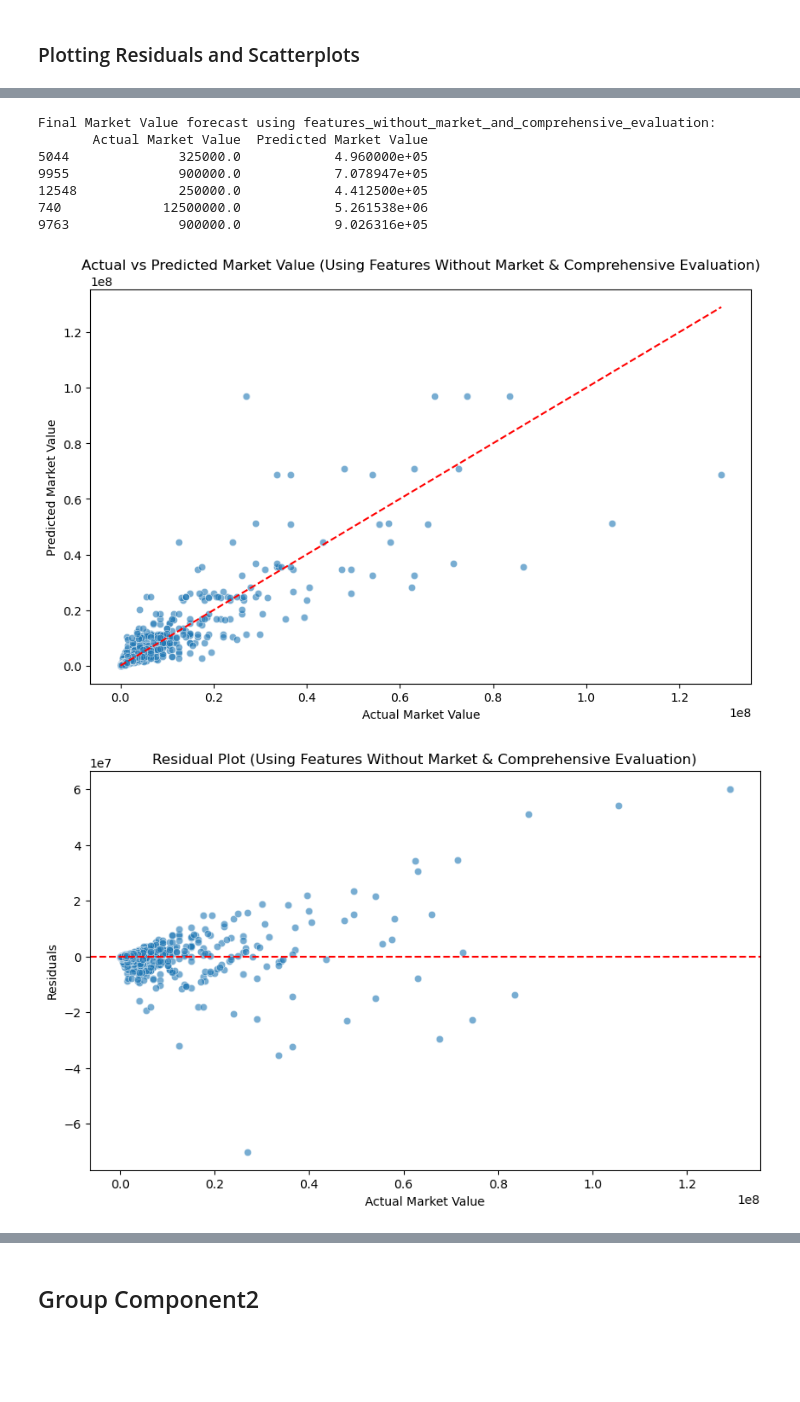
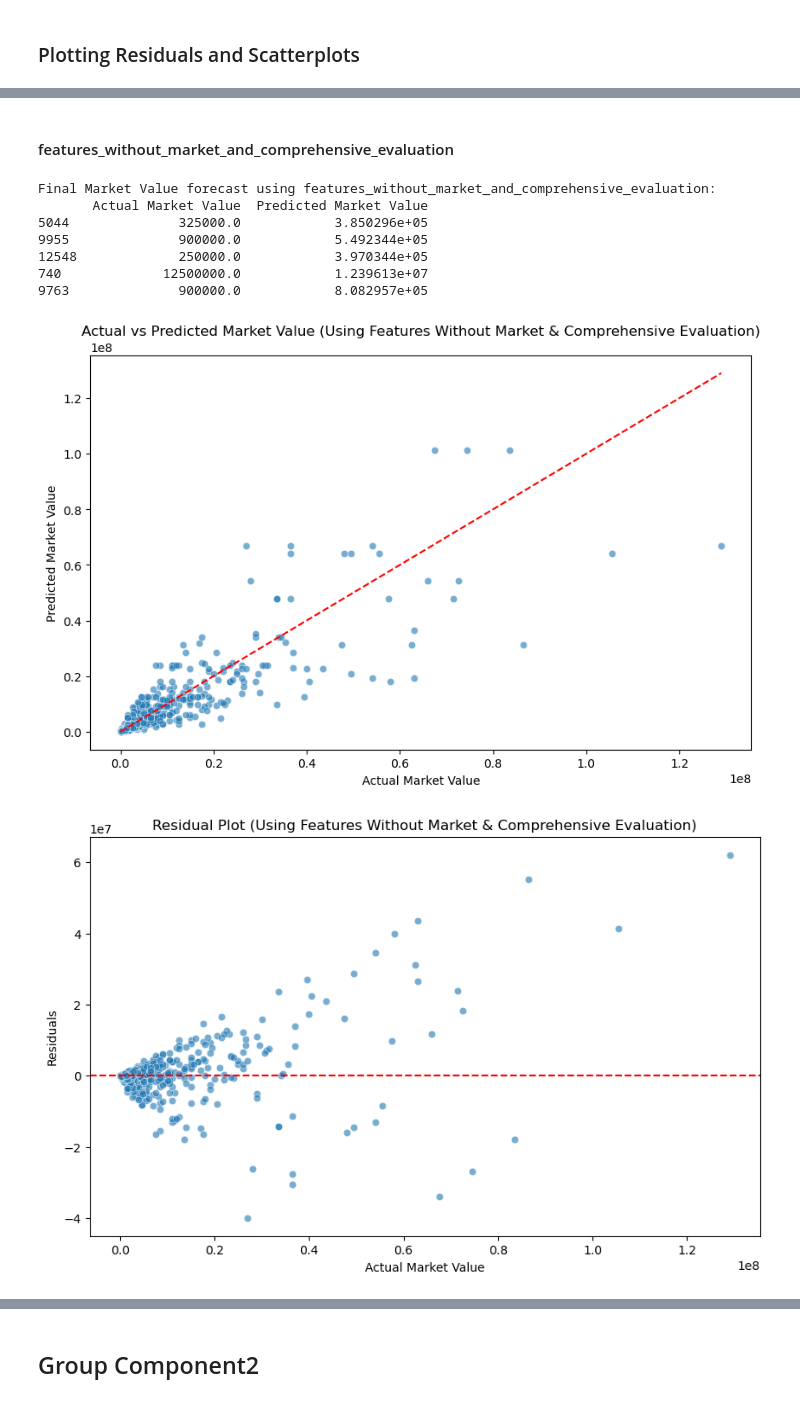
Before and after one commit to ThisFat/5310assignment2, a Jupyter notebook: Group1_Activity9_A2_Code.ipynb, the cells around one changed output, grey strips where cells are left out. Drawn from its saved outputs; the diff is of its cells as text; code cells hidden in the pictures; blank space fills up the shorter version.

```diff
--- a/Group1_Activity9_A2_Code.ipynb
+++ b/Group1_Activity9_A2_Code.ipynb
@@ -53,7 +53,7 @@ pd.set_option('display.max_columns', None)
 
 df = pd.read_csv('Group1_Activity9_FinalCleanData.csv')
 
-labels_logged = np.expm1(df['MarketValue'])
+labels_logged = df['MarketValue']
 
 features = df.drop(columns=['MarketValue'])
 
@@ -334,7 +334,7 @@ grid_search_wo_market = GridSearchCV(
     estimator=DecisionTreeRegressor(random_state=42),
     param_grid=param_grid,
     cv=5,
-    scoring= 'neg_mean_squared_error',
+    scoring= 'r2',
     n_jobs=-1
 )
 
@@ -345,9 +345,9 @@ print("Optimal parameters found:", grid_search_wo_market.best_params_)
 best_dt_regressor_wo_market = grid_search_wo_market.best_estimator_
 
 validation_predictions_best_wo_best_logged = best_dt_regressor_wo_market.predict(validation_feature_without_market_and_comprehensive_evaluation)
-validation_predictions_best_wo_best = np.log1p(validation_predictions_best_wo_best_logged)
 
-validation_labels_without_market_and_comprehensive_evaluation = np.log1p(validation_labels_without_market_and_comprehensive_evaluation_logged)
+validation_predictions_best_wo_best = np.expm1(validation_predictions_best_wo_best_logged)
+validation_labels_without_market_and_comprehensive_evaluation = np.expm1(validation_labels_without_market_and_comprehensive_evaluation_logged)
 
 mse_best_wo_market = root_mean_squared_error(validation_labels_without_market_and_comprehensive_evaluation,validation_predictions_best_wo_best)
 r2_best_wo_market = r2_score(validation_labels_without_market_and_comprehensive_evaluation,validation_predictions_best_wo_best)
@@ -367,8 +367,8 @@ Median Absolute Error of the Validation Set after Tuning: 0.26381406602567914
 # %%
 param_grid_update_1 = {
-    'max_depth': [None, 5, 10, 15, 20, 25, 30, 35],
-    'min_samples_split': [2, 5, 10],
-    'min_samples_leaf': [1, 2, 4, 8, 12, 16, 20],
+    'max_depth': [None, 5, 10, 15, 20, 25, 30],
+    'min_samples_split': [2, 3, 5, 7, 10],
+    'min_samples_leaf': [2, 4, 6, 8, 10],
     'ccp_alpha': [0.0, 0.01, 0.1, 0.2]
 }
 
@@ -376,21 +376,20 @@ grid_search_wo_market_update1 = GridSearchCV(
     estimator=DecisionTreeRegressor(random_state=42),
     param_grid=param_grid_update_1,
     cv=5,
-    scoring='neg_mean_squared_error',
+    scoring='r2',
     n_jobs=-1
 )
 
 grid_search_wo_market_update1.fit(train_feature_without_market_and_comprehensive_evaluation, train_labels_without_market_and_comprehensive_evaluation_logged)
 
 print("Optimal parameters found:", grid_search_wo_market_update1.best_params_)
-print("Optimal score found:", grid_search_wo_market_update1.best_score_)
 
 best_dt_regressor_wo_market_update = grid_search_wo_market_update1.best_estimator_
 
 validation_predictions_best_wo_best_logged_update = best_dt_regressor_wo_market_update.predict(validation_feature_without_market_and_comprehensive_evaluation)
-validation_predictions_best_wo_best_update = np.log1p(validation_predictions_best_wo_best_logged_update)
 
-validation_labels_without_market_and_comprehensive_evaluation = np.log1p(validation_labels_without_market_and_comprehensive_evaluation_logged)
+validation_predictions_best_wo_best_update = np.expm1(validation_predictions_best_wo_best_logged_update)
+validation_labels_without_market_and_comprehensive_evaluation = np.expm1(validation_labels_without_market_and_comprehensive_evaluation_logged)
 
 mse_best_wo_market_update = root_mean_squared_error(validation_labels_without_market_and_comprehensive_evaluation,validation_predictions_best_wo_best_update)
 r2_best_wo_market_update = r2_score(validation_labels_without_market_and_comprehensive_evaluation,validation_predictions_best_wo_best_update)
@@ -506,9 +525,13 @@ plt.show()
+# %% [markdown]
+#### features_without_market_and_comprehensive_evaluation
 # %%
-final_predictions_wo_market = best_dt_regressor_wo_market_update.predict(test_feature_without_market_and_comprehensive_evaluation)
+final_predictions_wo_market_logged = best_dt_regressor_wo_market_update.predict(test_feature_without_market_and_comprehensive_evaluation)
 
+final_predictions_wo_market = np.expm1(final_predictions_wo_market_logged)
+test_labels_without_market_and_comprehensive_evaluation = np.expm1(test_labels_without_market_and_comprehensive_evaluation_logged)
 
 final_results_wo_market = pd.DataFrame({
-    'Actual Market Value': test_labels_without_market_and_comprehensive_evaluation_logged,
+    'Actual Market Value': test_labels_without_market_and_comprehensive_evaluation,
     'Predicted Market Value': final_predictions_wo_market
 })
 
@@ -517,31 +540,31 @@ print(final_results_wo_market.head())
 # %% [output]
 Final Market Value forecast using features_without_market_and_comprehensive_evaluation:
        Actual Market Value  Predicted Market Value
-5044              325000.0            4.960000e+05
-9955              900000.0            7.078947e+05
-12548             250000.0            4.412500e+05
-740             12500000.0            5.261538e+06
-9763              900000.0            9.026316e+05
+5044              325000.0            3.850296e+05
+9955              900000.0            5.492344e+05
+12548             250000.0            3.970344e+05
+740             12500000.0            1.239613e+07
+9763              900000.0            8.082957e+05
 # %%
 
 plt.figure(figsize=(10, 6))
-sns.scatterplot(x=test_labels_without_market_and_comprehensive_evaluation_logged, y=final_predictions_wo_market, alpha=0.6)
-plt.plot([min(test_labels_without_market_and_comprehensive_evaluation_logged), max(test_labels_without_market_and_comprehensive_evaluation_logged)], [min(test_labels_without_market_and_comprehensive_evaluation_logged), max(test_labels_without_market_and_comprehensive_evaluation_logged)], color='red', linestyle='--')
+sns.scatterplot(x=test_labels_without_market_and_comprehensive_evaluation, y=final_predictions_wo_market, alpha=0.6)
+plt.plot([min(test_labels_without_market_and_comprehensive_evaluation), max(test_labels_without_market_and_comprehensive_evaluation)], [min(test_labels_without_market_and_comprehensive_evaluation), max(test_labels_without_market_and_comprehensive_evaluation)], color='red', linestyle='--')
 plt.xlabel('Actual Market Value')
 plt.ylabel('Predicted Market Value')
 plt.title('Actual vs Predicted Market Value (Using Features Without Market & Comprehensive Evaluation)')
 plt.show()
 # %% [output]
-[figure, old version]
+[figure, new version]
 # %%
-residuals_wo = test_labels_without_market_and_comprehensive_evaluation_logged - final_predictions_wo_market
+residuals_wo = test_labels_without_market_and_comprehensive_evaluation - final_predictions_wo_market
 
 plt.figure(figsize=(10, 6))
-sns.scatterplot(x=test_labels_without_market_and_comprehensive_evaluation_logged, y=residuals_wo, alpha=0.6)
+sns.scatterplot(x=test_labels_without_market_and_comprehensive_evaluation, y=residuals_wo, alpha=0.6)
 plt.axhline(y=0, color='red', linestyle='--')
 plt.xlabel('Actual Market Value')
 plt.ylabel('Residuals')
 plt.title('Residual Plot (Using Features Without Market & Comprehensive Evaluation)')
 plt.show()
 # %% [output]
-[figure, old version]
+[figure, new version]
```
Also changed, not shown: parts of 17 cells of this notebook.
